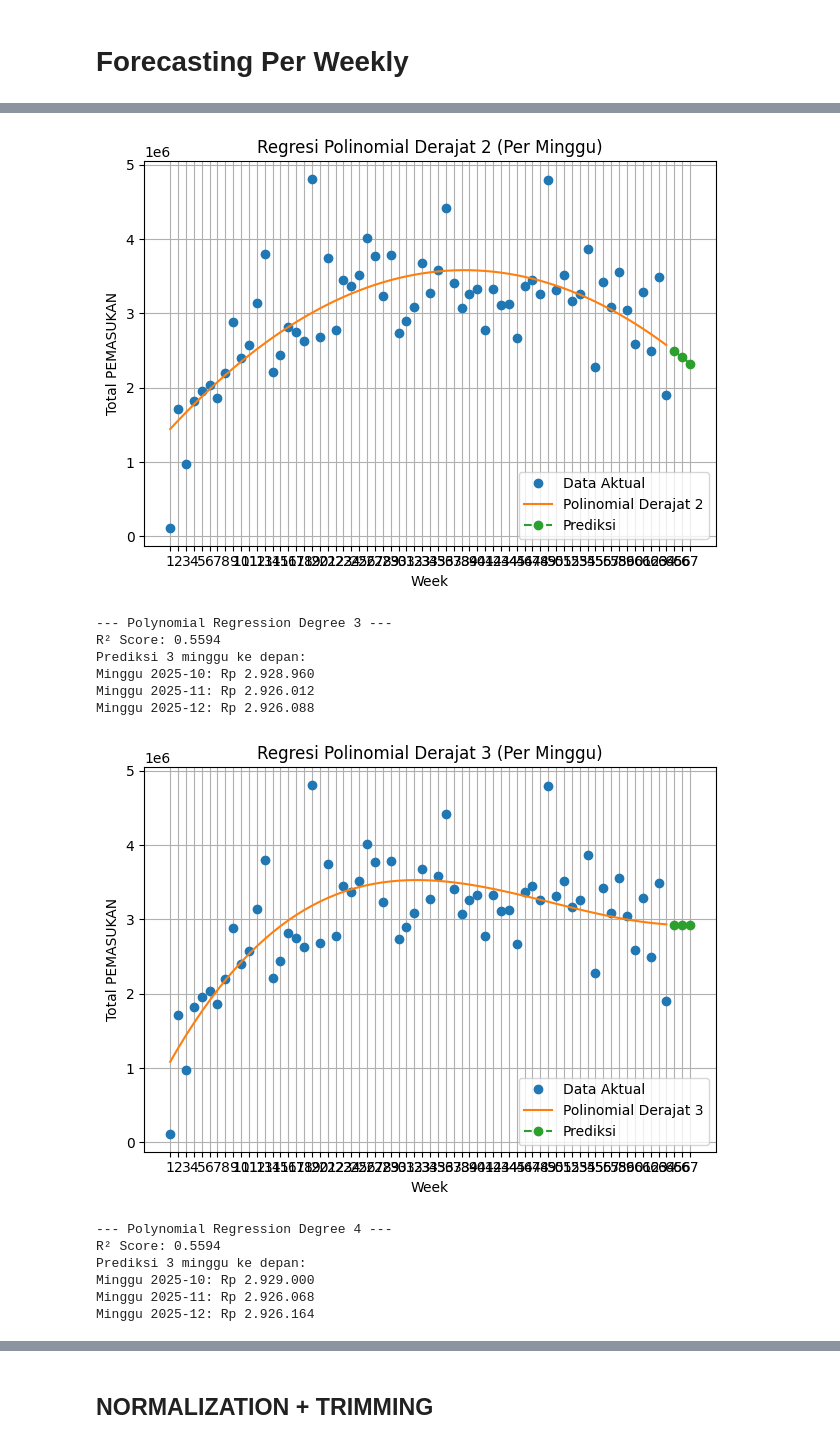
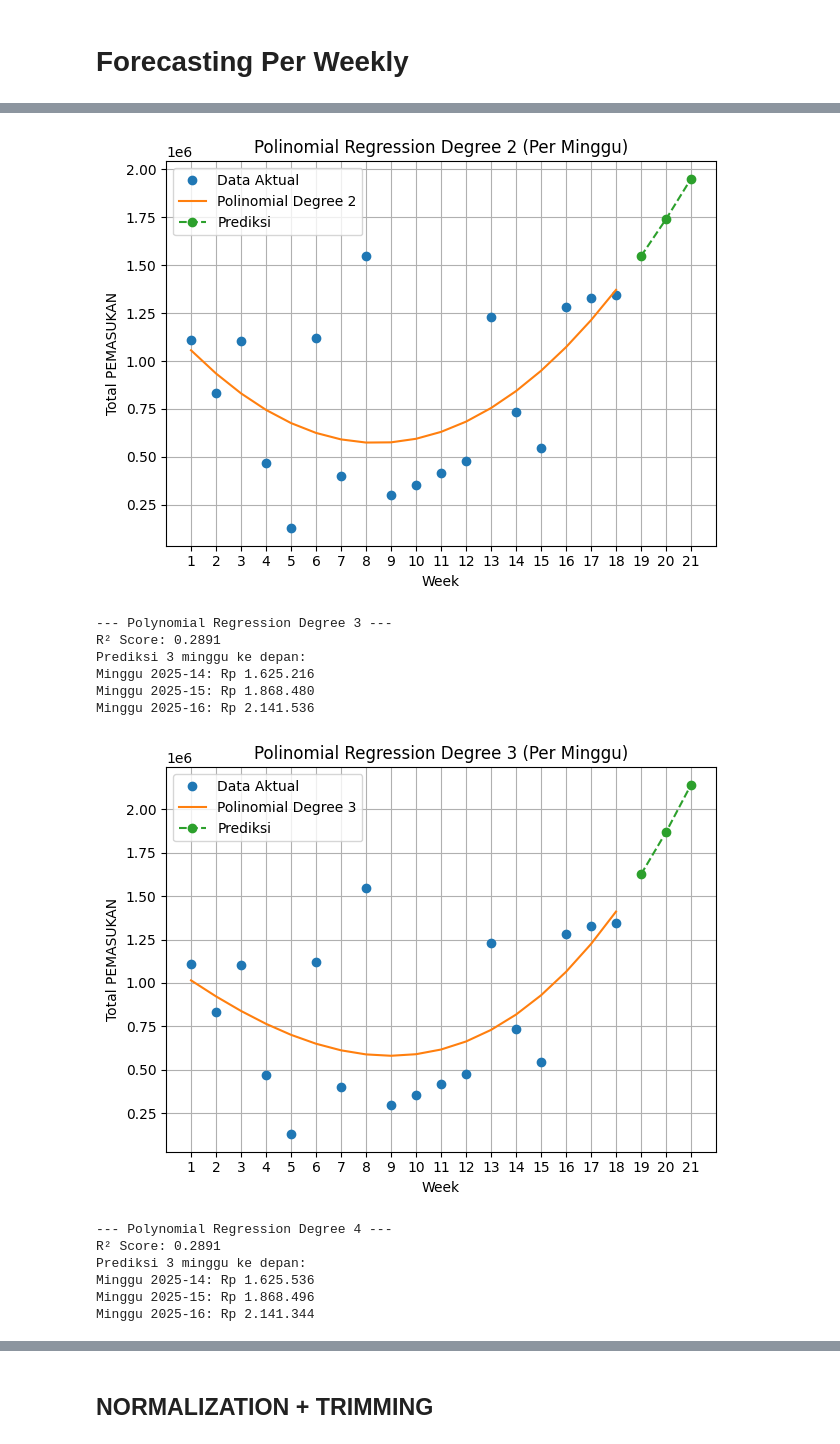
Before and after one commit to HaykalRamadhan/forecasting, a Jupyter notebook: UP.ipynb, the cells around one changed output, grey strips where cells are left out. Drawn from its saved outputs; the diff is of its cells as text; code cells hidden in the pictures.

```diff
--- a/UP.ipynb
+++ b/UP.ipynb
@@ -22,7 +24,7 @@ ct.columns = ct.columns.str.strip().str.upper()
 ct = ct.rename(columns={'TANGGAL': 'Tanggal', 'PEMASUKKAN': 'PEMASUKAN'})
 
 # Convert columns
-ct['Tanggal'] = pd.to_datetime(ct['Tanggal'], dayfirst=True, errors='coerce')
+ct['Tanggal'] = pd.to_datetime(ct['Tanggal'], format='%Y-%m-%d', errors='coerce')
 ct['PEMASUKAN'] = ct['PEMASUKAN'].replace('[^0-9]', '', regex=True).astype(float)
 
 # Drop rows with invalid dates
@@ -71,15 +73,15 @@ for degree in [2, 3, 4]:
 
     # Plotting
     plt.plot(current_labels, y, marker='o', linestyle='none', label='Data Aktual')
-    plt.plot(current_labels, y_pred, label=f'Polinomial Derajat {degree}')
+    plt.plot(current_labels, y_pred, label=f'Polinomial Degree {degree}')
     plt.plot(future_labels, y_future, marker='o', linestyle='dashed', label='Prediksi')
 
     plt.xlim(left=-0.5, right=max(future_months) + 0.5)
     plt.ylim(top=max(y.max(), y_future.max()) * 1.1)
 
     plt.xlabel('Bulan')
-    plt.ylabel('Total PEMASUKAN')
-    plt.title(f'Forecasting Bulanan - Polinomial Derajat {degree}')
+    plt.ylabel('Total Pemasukan')
+    plt.title(f'Polinomial Regression Degree {degree}')
     plt.legend()
     plt.grid(True)
     plt.tight_layout()
@@ -324,12 +337,12 @@ for degree in [2, 3, 4]:
 
     # Plot
     plt.plot(week_labels, y, linestyle="none", marker='o', label='Data Aktual')
-    plt.plot(week_labels, y_p, label=f'Polinomial Derajat {degree}')
+    plt.plot(week_labels, y_p, label=f'Polinomial Degree {degree}')
     plt.plot(future_labels, y_p2, marker='o', linestyle='dashed', label='Prediksi')
 
     plt.xlabel('Week')
     plt.ylabel('Total PEMASUKAN')
-    plt.title(f'Regresi Polinomial Derajat {degree} (Per Minggu)')
+    plt.title(f'Polinomial Regression Degree {degree} (Per Minggu)')
     plt.legend()
     plt.grid(True)
     plt.tight_layout()
@@ -346,14 +359,14 @@ Minggu 2025-12: Rp 2.324.316
-[figure, old version]
+[figure, new version]
 --- Polynomial Regression Degree 3 ---
-R² Score: 0.5594
+R² Score: 0.2891
 Prediksi 3 minggu ke depan:
-Minggu 2025-10: Rp 2.928.960
-Minggu 2025-11: Rp 2.926.012
-Minggu 2025-12: Rp 2.926.088
+Minggu 2025-14: Rp 1.625.216
+Minggu 2025-15: Rp 1.868.480
+Minggu 2025-16: Rp 2.141.536
-[figure, old version]
+[figure, new version]
 --- Polynomial Regression Degree 4 ---
-R² Score: 0.5594
+R² Score: 0.2891
 Prediksi 3 minggu ke depan:
-Minggu 2025-10: Rp 2.929.000
-Minggu 2025-11: Rp 2.926.068
-Minggu 2025-12: Rp 2.926.164
+Minggu 2025-14: Rp 1.625.536
+Minggu 2025-15: Rp 1.868.496
+Minggu 2025-16: Rp 2.141.344
```
Also changed, not shown: parts of 4 cells of this notebook.
